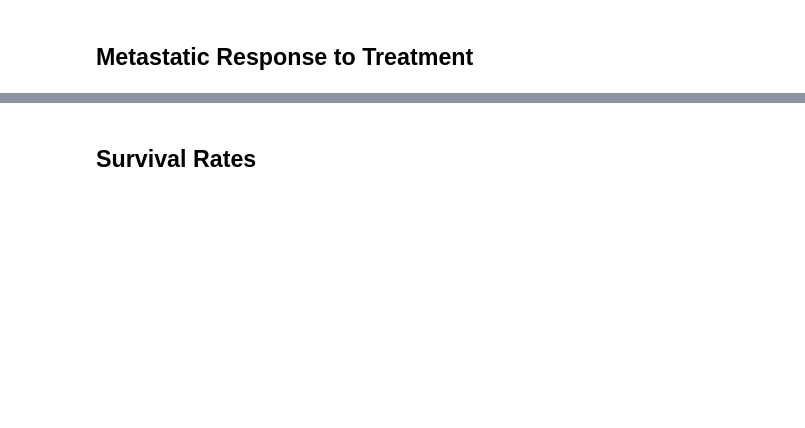
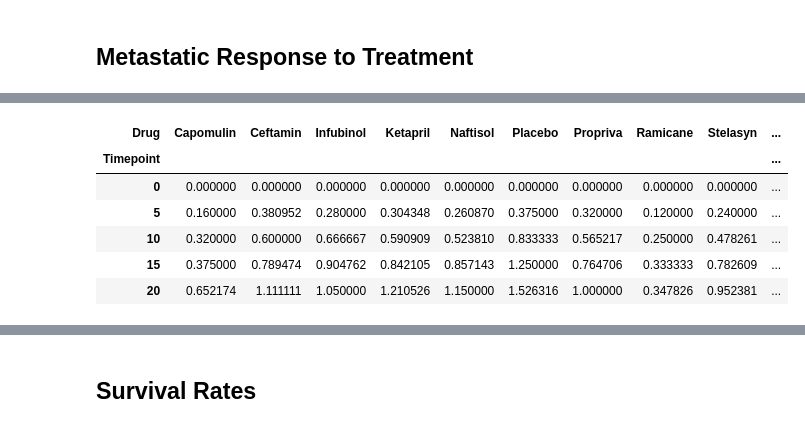
Before and after one commit to stephaniesansburywalters/matplotlib-challenge, a Jupyter notebook: Pymaceuticals/pymaceuticals_starter.ipynb, the cells around one changed output, grey strips where cells are left out. Saved outputs shown, nothing was run; the diff lists cells and outputs as text; code cells hidden in the pictures; blank space fills up the shorter version.

```diff
--- a/Pymaceuticals/pymaceuticals_starter.ipynb
+++ b/Pymaceuticals/pymaceuticals_starter.ipynb
@@ -119,4 +164,16 @@ plt.show()
 # %%
 # Minor Data Munging to Re-Format the Data Frames
+Met_Site_by_Drug_and_TP_df = Met_Site_by_Drug_and_TP_df.pivot(index= 'Timepoint', columns= 'Drug', values= 'Metastatic Sites')
+
+Standard_Error_Met_Site_by_Drug_and_TP_df = Standard_Error_Met_Site_by_Drug_and_TP_df.pivot(index= 'Timepoint', columns= 'Drug', values= 'Metastatic Sites')
 
 # Preview that Reformatting worked
+Met_Site_by_Drug_and_TP_df.head()
+# %% [output]
+| Drug | Capomulin | Ceftamin | Infubinol | Ketapril | Naftisol | Placebo | Propriva | Ramicane | Stelasyn | ... |
+| Timepoint |  |  |  |  |  |  |  |  |  | ... |
+| 0 | 0.000000 | 0.000000 | 0.000000 | 0.000000 | 0.000000 | 0.000000 | 0.000000 | 0.000000 | 0.000000 | ... |
+| 5 | 0.160000 | 0.380952 | 0.280000 | 0.304348 | 0.260870 | 0.375000 | 0.320000 | 0.120000 | 0.240000 | ... |
+| 10 | 0.320000 | 0.600000 | 0.666667 | 0.590909 | 0.523810 | 0.833333 | 0.565217 | 0.250000 | 0.478261 | ... |
+| 15 | 0.375000 | 0.789474 | 0.904762 | 0.842105 | 0.857143 | 1.250000 | 0.764706 | 0.333333 | 0.782609 | ... |
+| 20 | 0.652174 | 1.111111 | 1.050000 | 1.210526 | 1.150000 | 1.526316 | 1.000000 | 0.347826 | 0.952381 | ... |
```
Also changed, not shown: parts of 10 cells of this notebook.
